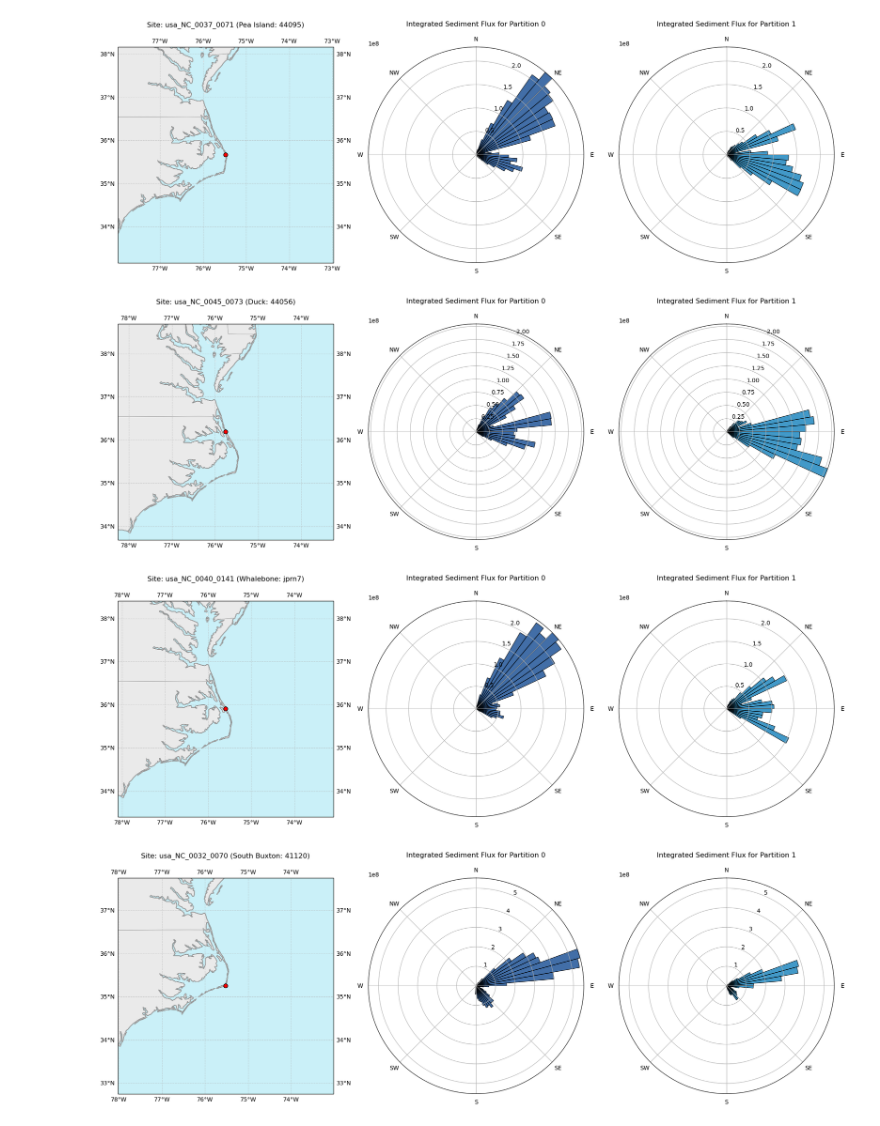
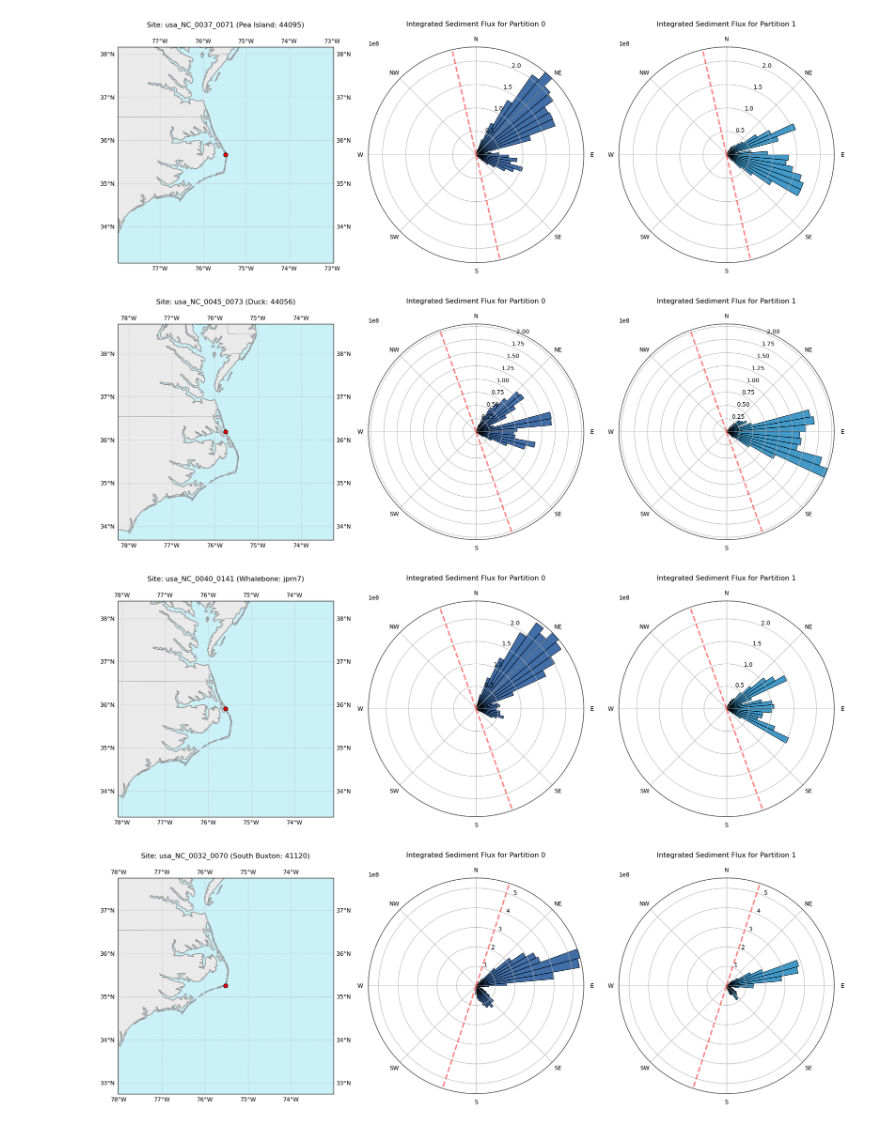
Before and after one commit to acdealy/coastal_diffusion_qs, a Jupyter notebook: qs_rose.ipynb, the cells around one changed output. Cells and saved outputs as stored; diff of their text form; code cells hidden in the pictures.

Commit message:
Added workflow for plotting shoreline angles on rose plots

```diff
--- a/qs_rose.ipynb
+++ b/qs_rose.ipynb
@@ -12,6 +12,7 @@ ds0 = xr.open_dataset('ncqs0_hourly_pertransect.nc')
 ds1 = xr.open_dataset('ncqs1_hourly_pertransect.nc')
 dp0 = xr.open_dataset('dp0_NC_10mdepth_500m.nc')
 dp1 = xr.open_dataset('dp1_NC_10mdepth_500m.nc')
+angles = xr.open_dataset('angles.nc')
 # %%
 wave_lats = dp0.lat.values
 wave_lons = dp0.lon.values
@@ -40,6 +41,13 @@ dp1_mapped = dp1.isel(site=mapping_idx).assign_coords(
 )
 # %%
 target_site = "usa_NC_0037_0071"
+
+angle = angles['angle'].sel(site=target_site).squeeze()
+angle = angle.values.flatten()
+angle0 = (angle+180)%360
+angle = np.deg2rad(angle)
+angle0 = np.deg2rad(angle0)
+
 qs_snapshot0 = ds0['qs'].sel(site=target_site).squeeze()
 dp_snapshot0 = dp0_mapped['dp'].sel(site=target_site).squeeze()
 
@@ -115,35 +123,41 @@ bars0 = ax[1].bar(
     alpha=0.75
 )
 
+ax[1].axvline(x=angle, color='red', linestyle='--', linewidth=2.5, alpha=.5)
+ax[1].axvline(x=angle0, color='red', linestyle='--', linewidth=2.5, alpha=.5)
+
 # plot in bearing space
 ax[1].set_theta_zero_location('N')
 ax[1].set_theta_direction(-1)
 
 ax[1].set_title(f'Integrated Sediment Flux for Partition 0', pad=17)
 ax[1].set_xticklabels(['N', 'NE', 'E', 'SE', 'S', 'SW', 'W', 'NW'])
 ax[1].set_rlim(0, qs_max)
 
 bars1 = ax[2].bar(
     angles_rad,
     integrated_qs1,
     width=width_rad,
     bottom=0.0,
     color='#0277b6',
     edgecolor='black',
     alpha=0.75
 )
 
+ax[2].axvline(x=angle, color='red', linestyle='--', linewidth=2.5, alpha=.5)
+ax[2].axvline(x=angle0, color='red', linestyle='--', linewidth=2.5, alpha=.5)
+
 # plot in bearing space
 ax[2].set_theta_zero_location('N')
 ax[2].set_theta_direction(-1)
 
 ax[2].set_title(f'Integrated Sediment Flux for Partition 1', pad=17)
 ax[2].set_xticklabels(['N', 'NE', 'E', 'SE', 'S', 'SW', 'W', 'NW'])
 ax[2].set_rlim(0, qs_max)
 
 plt.tight_layout()
 plt.show()
 # %% [output]
-[figure, old version]
+[figure, new version]
 # %%
 target_site = "usa_NC_0045_0073"
@@ -222,6 +243,9 @@ bars0 = ax[1].bar(
     alpha=0.75
 )
 
+ax[1].axvline(x=angle, color='red', linestyle='--', linewidth=2.5, alpha=.5)
+ax[1].axvline(x=angle0, color='red', linestyle='--', linewidth=2.5, alpha=.5)
+
 # plot in bearing space
 ax[1].set_theta_zero_location('N')
 ax[1].set_theta_direction(-1)
@@ -240,6 +264,9 @@ bars1 = ax[2].bar(
     alpha=0.75
 )
 
+ax[2].axvline(x=angle, color='red', linestyle='--', linewidth=2.5, alpha=.5)
+ax[2].axvline(x=angle0, color='red', linestyle='--', linewidth=2.5, alpha=.5)
+
 # plot in bearing space
 ax[2].set_theta_zero_location('N')
 ax[2].set_theta_direction(-1)
@@ -251,6 +278,6 @@ ax[2].set_rlim(0, qs_max)
 plt.tight_layout()
 plt.show()
 # %% [output]
-[figure, old version]
+[figure, new version]
 # %%
 target_site = "usa_NC_0040_0141"
@@ -329,6 +363,9 @@ bars0 = ax[1].bar(
     alpha=0.75
 )
 
+ax[1].axvline(x=angle, color='red', linestyle='--', linewidth=2.5, alpha=.5)
+ax[1].axvline(x=angle0, color='red', linestyle='--', linewidth=2.5, alpha=.5)
+
 # plot in bearing space
 ax[1].set_theta_zero_location('N')
 ax[1].set_theta_direction(-1)
@@ -347,6 +384,9 @@ bars1 = ax[2].bar(
     alpha=0.75
 )
 
+ax[2].axvline(x=angle, color='red', linestyle='--', linewidth=2.5, alpha=.5)
+ax[2].axvline(x=angle0, color='red', linestyle='--', linewidth=2.5, alpha=.5)
+
 # plot in bearing space
 ax[2].set_theta_zero_location('N')
 ax[2].set_theta_direction(-1)
@@ -358,6 +398,6 @@ ax[2].set_rlim(0, qs_max)
 plt.tight_layout()
 plt.show()
 # %% [output]
-[figure, old version]
+[figure, new version]
 # %%
 target_site = "usa_NC_0032_0070"
@@ -436,6 +483,9 @@ bars0 = ax[1].bar(
     alpha=0.75
 )
 
+ax[1].axvline(x=angle, color='red', linestyle='--', linewidth=2.5, alpha=.5)
+ax[1].axvline(x=angle0, color='red', linestyle='--', linewidth=2.5, alpha=.5)
+
 # plot in bearing space
 ax[1].set_theta_zero_location('N')
 ax[1].set_theta_direction(-1)
@@ -454,6 +504,9 @@ bars1 = ax[2].bar(
     alpha=0.75
 )
 
+ax[2].axvline(x=angle, color='red', linestyle='--', linewidth=2.5, alpha=.5)
+ax[2].axvline(x=angle0, color='red', linestyle='--', linewidth=2.5, alpha=.5)
+
 # plot in bearing space
 ax[2].set_theta_zero_location('N')
 ax[2].set_theta_direction(-1)
@@ -465,6 +518,6 @@ ax[2].set_rlim(0, qs_max)
 plt.tight_layout()
 plt.show()
 # %% [output]
-[figure, old version]
+[figure, new version]
 # %%
 target_site = "usa_NC_0029_0076"
```
Also changed, not shown: parts of 13 cells of this notebook, 1 other file.
